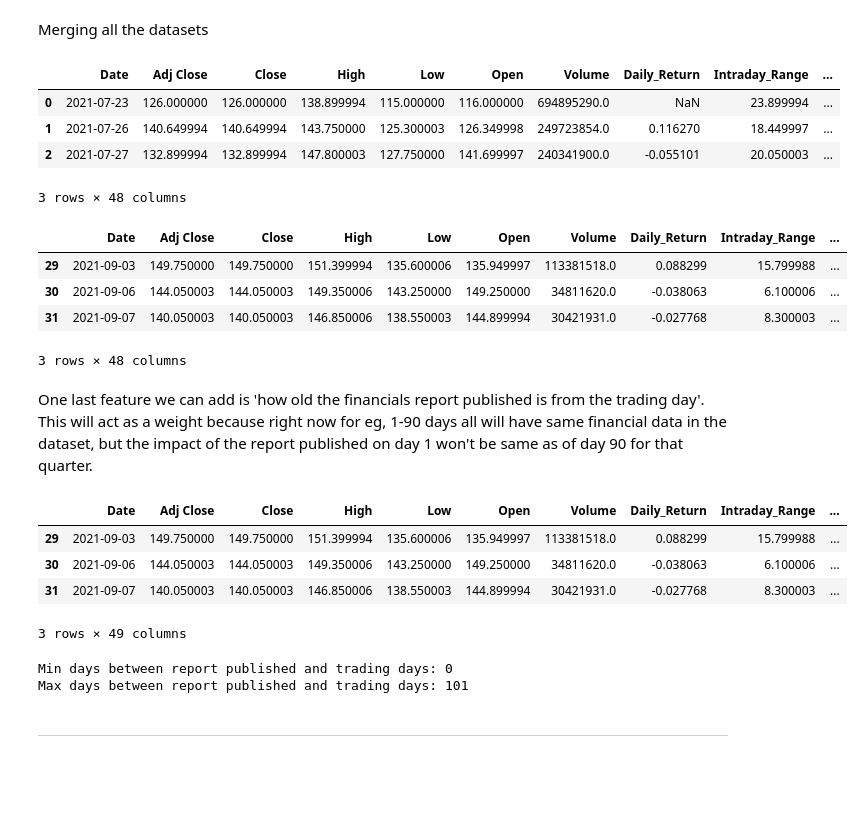
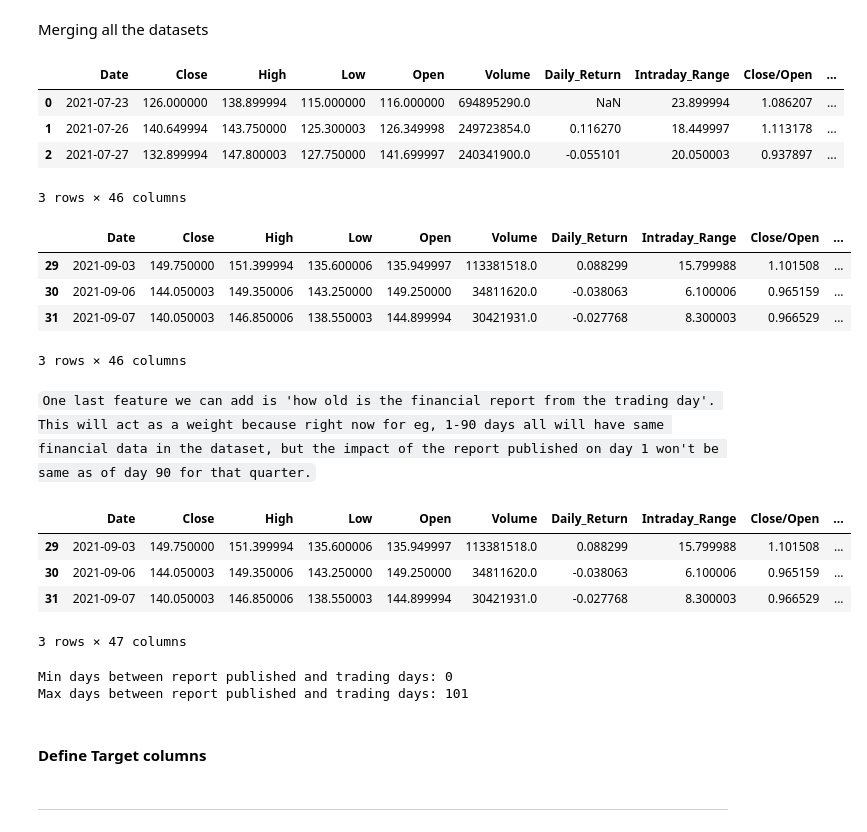
Before and after one commit to KaranSharma-007/Python-Finance, a Jupyter notebook: Main.ipynb, the cells around one changed output. Cells and saved outputs as stored; diff of their text form; code cells hidden in the pictures; blank space fills up the shorter version.

```diff
--- a/Main.ipynb
+++ b/Main.ipynb
@@ -374,6 +404,9 @@ financials_data.sort_values('Published_Date').head(3)
 | 14 | Zomato Limited | Un-Audited | Non-cumulative | Non-Consolidated | Ind-AS New | ... |
 | 14 | Zomato Limited | Un-Audited | Non-cumulative | Non-Consolidated | Ind-AS New | ... |
 3 rows × 27 columns
+# %%
+# removing unwanted column (this column had some null values which can cause issue while doing dropna later)
+stock_data.drop(['Adj Close'], axis=1,inplace = True)
 # %% [markdown]
 Merging all the datasets
 # %%
@@ -381,11 +414,11 @@ Model_data = pd.merge(stock_data, sentiments_data, how='left', on='Date')
 Model_data = pd.merge(Model_data, financials_data, how='left', left_on='Date', right_on='Published_Date')
 Model_data.head(3)
 # %% [output]
-|  | Date | Adj Close | Close | High | Low | Open | Volume | Daily_Return | Intraday_Range | ... |
-| 0 | 2021-07-23 | 126.000000 | 126.000000 | 138.899994 | 115.000000 | 116.000000 | 694895290.0 | NaN | 23.899994 | ... |
-| 1 | 2021-07-26 | 140.649994 | 140.649994 | 143.750000 | 125.300003 | 126.349998 | 249723854.0 | 0.116270 | 18.449997 | ... |
-| 2 | 2021-07-27 | 132.899994 | 132.899994 | 147.800003 | 127.750000 | 141.699997 | 240341900.0 | -0.055101 | 20.050003 | ... |
+|  | Date | Close | High | Low | Open | Volume | Daily_Return | Intraday_Range | Close/Open | ... |
+| 0 | 2021-07-23 | 126.000000 | 138.899994 | 115.000000 | 116.000000 | 694895290.0 | NaN | 23.899994 | 1.086207 | ... |
+| 1 | 2021-07-26 | 140.649994 | 143.750000 | 125.300003 | 126.349998 | 249723854.0 | 0.116270 | 18.449997 | 1.113178 | ... |
+| 2 | 2021-07-27 | 132.899994 | 147.800003 | 127.750000 | 141.699997 | 240341900.0 | -0.055101 | 20.050003 | 0.937897 | ... |
-3 rows × 48 columns
+3 rows × 46 columns
 # %%
 # applying forward fill to handle null values from financial data
 Model_data = Model_data.ffill()
@@ -393,20 +426,20 @@ Model_data = Model_data.ffill()
 Model_data = Model_data.dropna()
 Model_data.head(3)
 # %% [output]
-|  | Date | Adj Close | Close | High | Low | Open | Volume | Daily_Return | Intraday_Range | ... |
-| 29 | 2021-09-03 | 149.750000 | 149.750000 | 151.399994 | 135.600006 | 135.949997 | 113381518.0 | 0.088299 | 15.799988 | ... |
-| 30 | 2021-09-06 | 144.050003 | 144.050003 | 149.350006 | 143.250000 | 149.250000 | 34811620.0 | -0.038063 | 6.100006 | ... |
-| 31 | 2021-09-07 | 140.050003 | 140.050003 | 146.850006 | 138.550003 | 144.899994 | 30421931.0 | -0.027768 | 8.300003 | ... |
+|  | Date | Close | High | Low | Open | Volume | Daily_Return | Intraday_Range | Close/Open | ... |
+| 29 | 2021-09-03 | 149.750000 | 151.399994 | 135.600006 | 135.949997 | 113381518.0 | 0.088299 | 15.799988 | 1.101508 | ... |
+| 30 | 2021-09-06 | 144.050003 | 149.350006 | 143.250000 | 149.250000 | 34811620.0 | -0.038063 | 6.100006 | 0.965159 | ... |
+| 31 | 2021-09-07 | 140.050003 | 146.850006 | 138.550003 | 144.899994 | 30421931.0 | -0.027768 | 8.300003 | 0.966529 | ... |
-3 rows × 48 columns
+3 rows × 46 columns
 # %% [markdown]
-One last feature we can add is 'how old the financials report published is from the trading day'. This will act as a weight because right now for eg, 1-90 days all will have same financial data in the dataset, but the impact of the report published on day 1 won't be same as of day 90 for that quarter.
+`One last feature we can add is 'how old is the financial report from the trading day'. This will act as a weight because right now for eg, 1-90 days all will have same financial data in the dataset, but the impact of the report published on day 1 won't be same as of day 90 for that quarter.`
 # %%
-Model_data['DaysAgoReportPublished'] = (Model_data['Date'] - Model_data['Published_Date']).dt.days
+Model_data['ReportPublishedWeight'] = 101 - (Model_data['Date'] - Model_data['Published_Date']).dt.days
 Model_data.head(3)
 # %% [output]
-|  | Date | Adj Close | Close | High | Low | Open | Volume | Daily_Return | Intraday_Range | ... |
-| 29 | 2021-09-03 | 149.750000 | 149.750000 | 151.399994 | 135.600006 | 135.949997 | 113381518.0 | 0.088299 | 15.799988 | ... |
-| 30 | 2021-09-06 | 144.050003 | 144.050003 | 149.350006 | 143.250000 | 149.250000 | 34811620.0 | -0.038063 | 6.100006 | ... |
-| 31 | 2021-09-07 | 140.050003 | 140.050003 | 146.850006 | 138.550003 | 144.899994 | 30421931.0 | -0.027768 | 8.300003 | ... |
+|  | Date | Close | High | Low | Open | Volume | Daily_Return | Intraday_Range | Close/Open | ... |
+| 29 | 2021-09-03 | 149.750000 | 151.399994 | 135.600006 | 135.949997 | 113381518.0 | 0.088299 | 15.799988 | 1.101508 | ... |
+| 30 | 2021-09-06 | 144.050003 | 149.350006 | 143.250000 | 149.250000 | 34811620.0 | -0.038063 | 6.100006 | 0.965159 | ... |
+| 31 | 2021-09-07 | 140.050003 | 146.850006 | 138.550003 | 144.899994 | 30421931.0 | -0.027768 | 8.300003 | 0.966529 | ... |
-3 rows × 49 columns
+3 rows × 47 columns
 # %%
@@ -415,3 +448,5 @@ print(f"Max days between report published and trading days: {Model_data['DaysAgo
 # %% [output]
 Min days between report published and trading days: 0
 Max days between report published and trading days: 101
+# %% [markdown]
+#### Define Target columns
```
Also changed, not shown: parts of 50 cells of this notebook, 7 other files.
